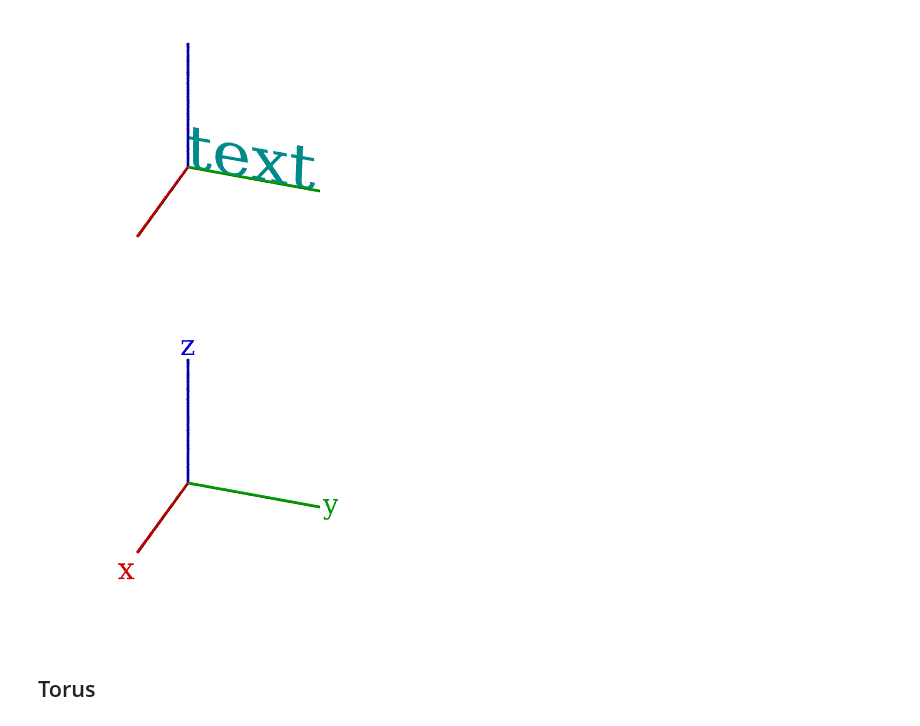
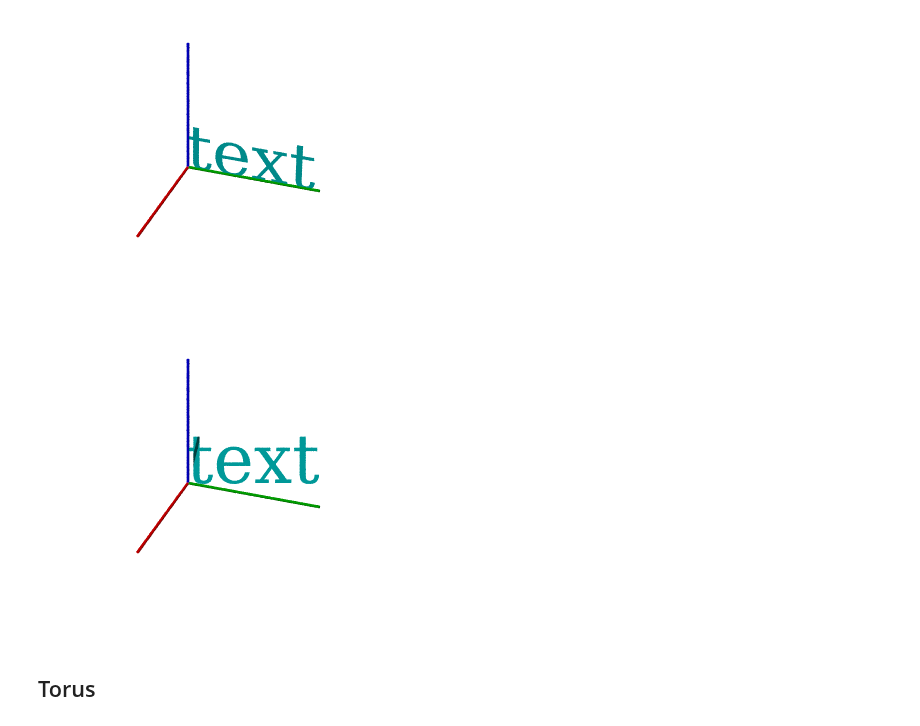
Before and after one commit to daizutabi/fdray, a Jupyter notebook: notebooks/object/primitives.ipynb, the cells around one changed output. Cells and saved outputs as stored; diff of their text form; code cells hidden in the pictures.

```diff
--- a/notebooks/object/primitives.ipynb
+++ b/notebooks/object/primitives.ipynb
@@ -107,18 +124,11 @@ render(Text("text", 0.1, Color("teal")))
 render(Text("text", 0, Color("teal")).align())
 # %% [output]
 [figure]
-# %%
-def axis_label(text, color):
-    return Text(text, 0, Color(color)).scale(0.4).align(20, 30)
-
-
-render(
-    axis_label("x", "red").translate(2.7, 0, 0),
-    axis_label("y", "green").translate(0, 2.05, -0.1),
-    axis_label("z", "blue").translate(0, -0.1, 2.05),
-)
-# %% [output]
-[figure, removed]
+# %%
+# #text-align-camera
+render(Text("text", 0, Color("teal")).align(20, 30))
+# %% [output]
+[figure, added]
 # %% [markdown]
 ## Torus
 # %%
```
Also changed, not shown: parts of 19 cells of this notebook, 2 other files.
